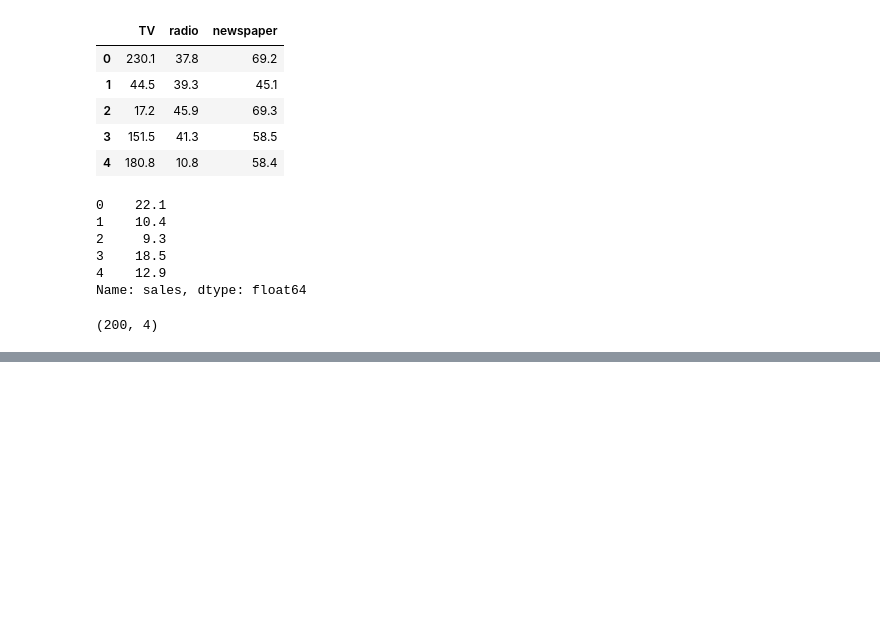
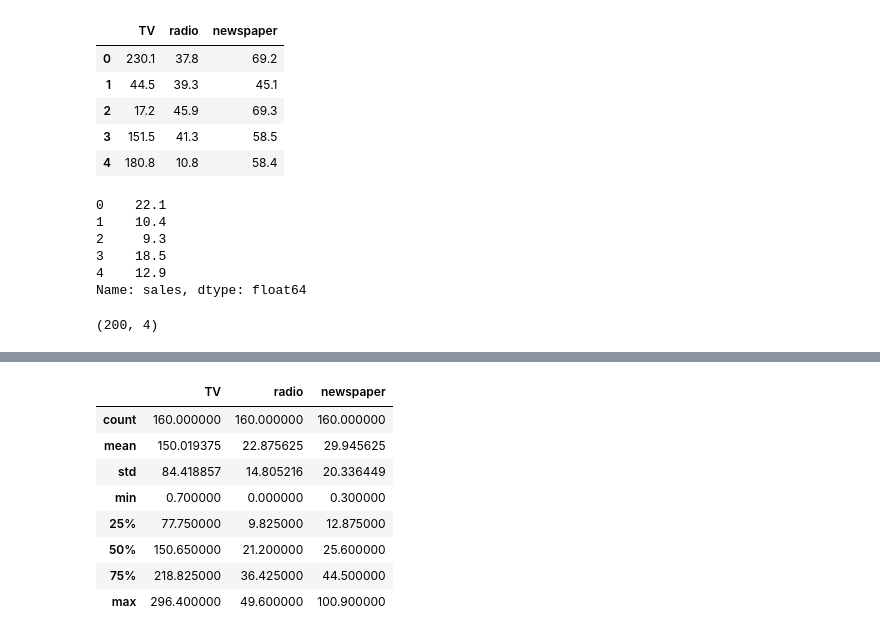
Before and after one commit to 111sweety/Multiple-Linear-Regression, a Jupyter notebook: multiple-linear-regression.ipynb, the cells around one changed output, grey strips where cells are left out. Saved outputs shown, nothing was run; the diff lists cells and outputs as text; code cells hidden in the pictures; blank space fills up the shorter version.

Commit message:
train test split

```diff
--- a/multiple-linear-regression.ipynb
+++ b/multiple-linear-regression.ipynb
@@ -392,0 +425,12 @@ ModuleNotFoundError: No module named 'sklearn'
+# %%
+X_train.describe()
+# %% [output]
+|  | TV | radio | newspaper |
+| count | 160.000000 | 160.000000 | 160.000000 |
+| mean | 150.019375 | 22.875625 | 29.945625 |
+| std | 84.418857 | 14.805216 | 20.336449 |
+| min | 0.700000 | 0.000000 | 0.300000 |
+| 25% | 77.750000 | 9.825000 | 12.875000 |
+| 50% | 150.650000 | 21.200000 | 25.600000 |
+| 75% | 218.825000 | 36.425000 | 44.500000 |
+| max | 296.400000 | 49.600000 | 100.900000 |
```
Also changed, not shown: parts of 3 cells of this notebook.
